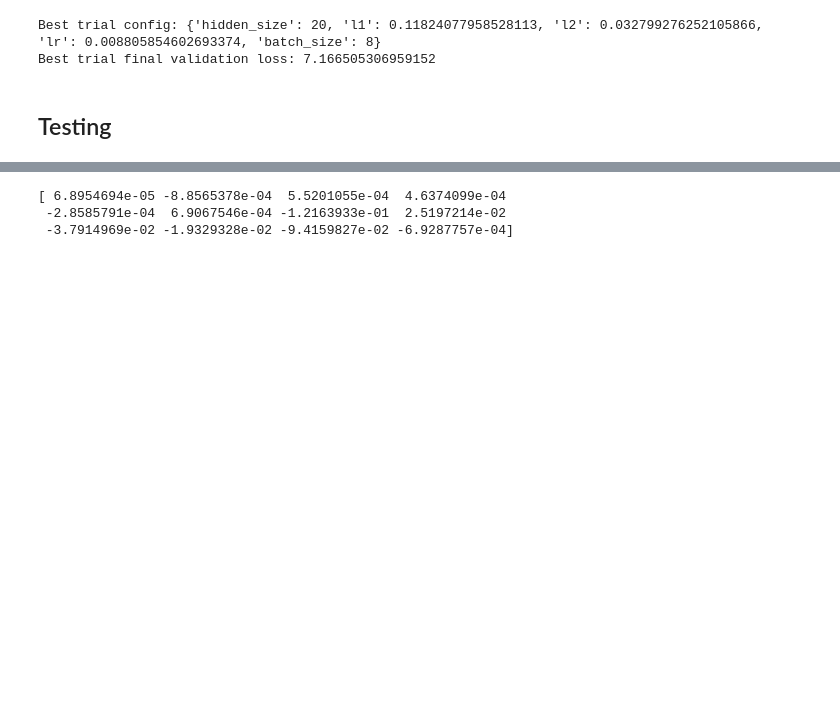
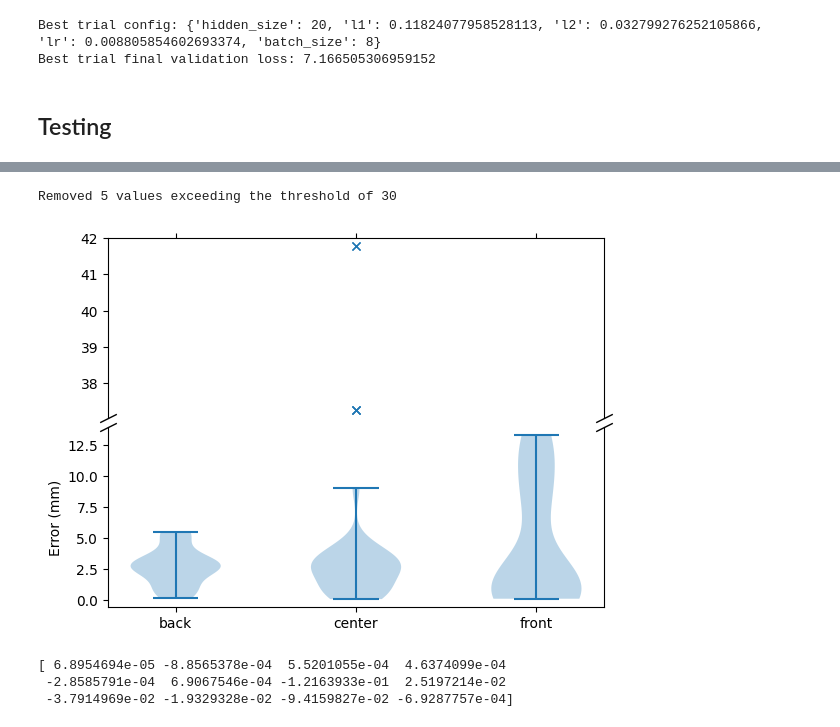
Before and after one commit to MrP123/scf_nn, a Jupyter notebook: test_previous_work.ipynb, the cells around one changed output, grey strips where cells are left out. Saved outputs shown, nothing was run; the diff lists cells and outputs as text; code cells hidden in the pictures; blank space fills up the shorter version.

Commit message:
Changed plotting of errors to include outliers

```diff
--- a/test_previous_work.ipynb
+++ b/test_previous_work.ipynb
@@ -230,23 +181,0 @@ fig, ax, errors = test_model(model, test_dataset, locations, error_fun=error_fun
-# %%
-def plot_violins_from_error(errors: dict, threshold: float = 100) -> tuple[plt.Figure, plt.Axes]:
-    #ToDo clean up this mess!
-
-    errors = dict(sorted(errors.items())) # sort so that keys are in alphabetical order
-
-    fig, ax = plt.subplots()
-
-    all_data = [v for v in errors.values()]
-    removed_count = sum(1 for cat in all_data for val in cat if val > threshold) #check how many values will be removed
-
-    if removed_count > 0:
-        print(f"Removed {removed_count} values exceeding the threshold of {threshold}")
-        all_data = [[val for val in cat if val <= threshold] for cat in all_data] #hack for quick thresholding
-        #actually remove them
-
-    ax.violinplot(all_data)
-    ax.set_xticks([i + 1 for i in range(len(all_data))], labels=errors.keys())
-    ax.set_ylabel("Error (mm)")
-
-    return fig, ax
-
-fig, ax = plot_violins_from_error(errors, 100)
@@ -255,3 +193,10 @@ fig, ax = plot_violins_from_error(errors, 100)
+# %%
+from nn_train import plot_violins_from_error
+
+fig, ax = plot_violins_from_error(errors, 30)
+# %% [output]
+Removed 5 values exceeding the threshold of 30
+[figure, added]
 # %%
 w1 = model.state_dict()["hidden1.weight"].numpy()
 #w1.shape
```
Also changed, not shown: parts of 5 cells of this notebook, 2 other files.
